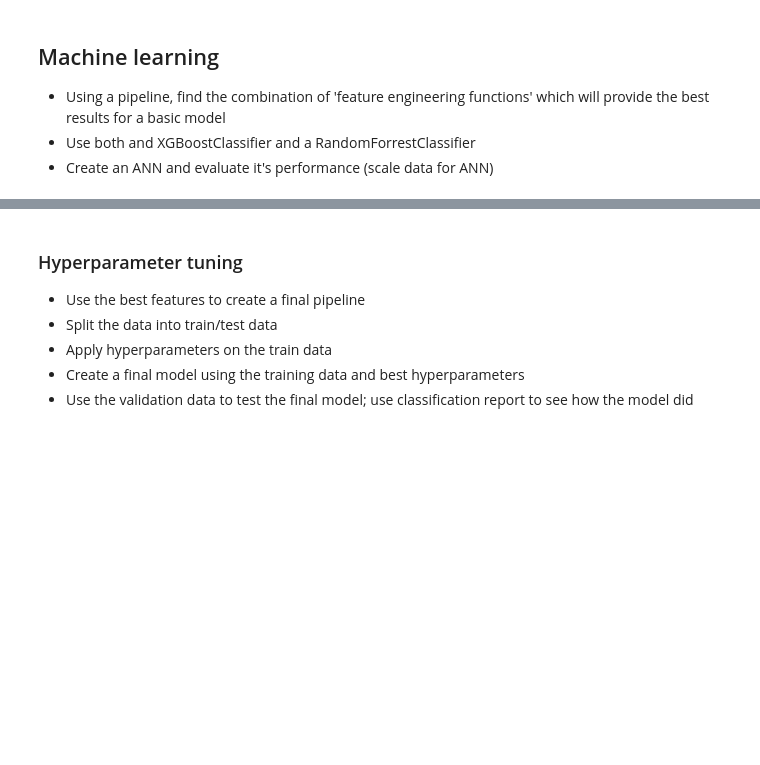
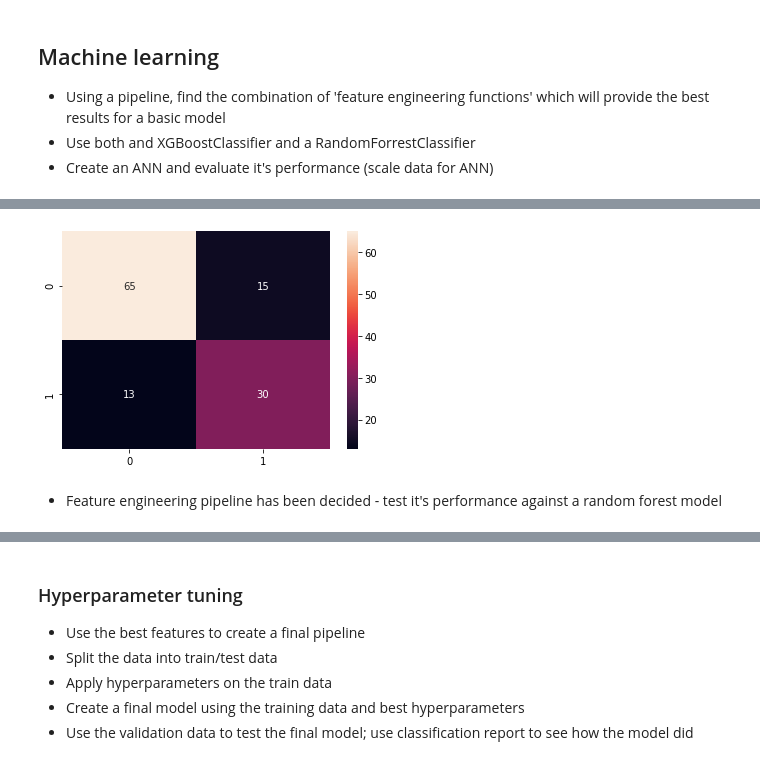
Before and after one commit to nico-palmar/ML_notebooks, a Jupyter notebook: xgb-diabetic-predictions.ipynb, the cells around one changed output, grey strips where cells are left out. Cells and saved outputs as stored; diff of their text form; code cells hidden in the pictures; blank space fills up the shorter version.

```diff
--- a/xgb-diabetic-predictions.ipynb
+++ b/xgb-diabetic-predictions.ipynb
@@ -842,24 +869,41 @@ def bin_data(df: pd.DataFrame) -> pd.DataFrame:
+# %%
+def ndarray_to_df(ndarray: np.ndarray, cols: pd.Index = df_train.columns) -> pd.DataFrame:
+    """Convert an ndarray to a dataframe with certain columns
+
+    Args:
+        ndarray: The initial numpy array
+        cols: The columns of the new dataframe
+
+    Returns:
+        A new dataframe with the column names included
+    """
+    new_df = pd.DataFrame(ndarray, columns=cols)
+    return new_df
 # %% [markdown]
 ## Machine learning
 - Using a pipeline, find the combination of 'feature engineering functions' which will provide the best results for a basic model
 - Use both and XGBoostClassifier and a RandomForrestClassifier
 - Create an ANN and evaluate it's performance (scale data for ANN)
 # %%
-from sklearn.preprocessing import FunctionTransformer
+from sklearn.preprocessing import FunctionTransformer, RobustScaler, StandardScaler
+
 
 test_feature_pipeline = Pipeline(steps=[
     ('imputer', SimpleImputer(strategy='median')),
-    # previous KNN worked with 25 clusters for best performance
-    ('kmeans_cluster', FunctionTransformer(kmeans_cluster, kw_args={'n_clusters': 25})),
-    ('kmeans_dist', FunctionTransformer(kmeans_cluster_dist, kw_args={'n_clusters': 25})),
+    ('pandarizer', FunctionTransformer(ndarray_to_df)),
+    ('kmeans_cluster', FunctionTransformer(kmeans_cluster, kw_args={'n_clusters': 2})),
+    ('kmeans_dist', FunctionTransformer(kmeans_cluster_dist, kw_args={'n_clusters': 2})),
     ('pc_pca', FunctionTransformer(create_pc_pca, kw_args={'feature_eng': False})),
-    ('pc_loading_features', FunctionTransformer(pca_loading_features)),
-    ('log_transform', FunctionTransformer(unskew_with_log)),
+    # from testing, this is a very good transformation function
+    ('pc_loading_features', FunctionTransformer(pca_loading_features, kw_args={'ignore_features': []})),
+#     ('log_transform', FunctionTransformer(unskew_with_log)),
     ('above_median_counts', FunctionTransformer(row_median_counts)),
     ('remove_outliers', FunctionTransformer(remove_outliers)),
+#     , kw_args={'features': ['Age', 'SkinThickness']}
     ('bin_data', FunctionTransformer(bin_data)),
     ('view_data', Debug()),
-    ('model', xgb.XGBClassifier(random_state=1, verbosity=0))
+#     ('scaler', StandardScaler()),
+    ('model', xgb.XGBClassifier(verbosity=0))
 ])
 
 test_feature_pipeline
@@ -890,5 +934,3 @@ Pipeline(steps=[('imputer', SimpleImputer(strategy='median')),
 - recall/sensitivity is the ratio of true diabetics to all TRUE diabetics (TP/TP+FN)
 - we care less about specificity since we would rather flag someone as diabetic and have them checked by a doctor to determine that they are not diabetic. Therefore, F1 scores is a good measure to see how the model performs in the cases that we most care about; the cases that are diabetic
 - change some of the functions in the feature pipeline to get a pipeline that creates the best features on the basic XGB Classifier. This will provide us with the best features to train our final model
-# %%
-test_feature_pipeline.fit()
@@ -894,0 +942,3 @@ test_feature_pipeline.fit()
+# %%
+outcome, feature_preds = get_preds(df_train, y_train, test_feature_pipeline)
+print(classification_report(outcome, feature_preds))
@@ -894,0 +954,7 @@ test_feature_pipeline.fit()
+# %%
+cm = confusion_matrix(outcome, feature_preds)
+ax = sns.heatmap(cm, annot=True)
+# %% [output]
+[figure, added]
+# %% [markdown]
+- Feature engineering pipeline has been decided - test it's performance against a random forest model
```
Also changed, not shown: parts of 24 cells of this notebook.
